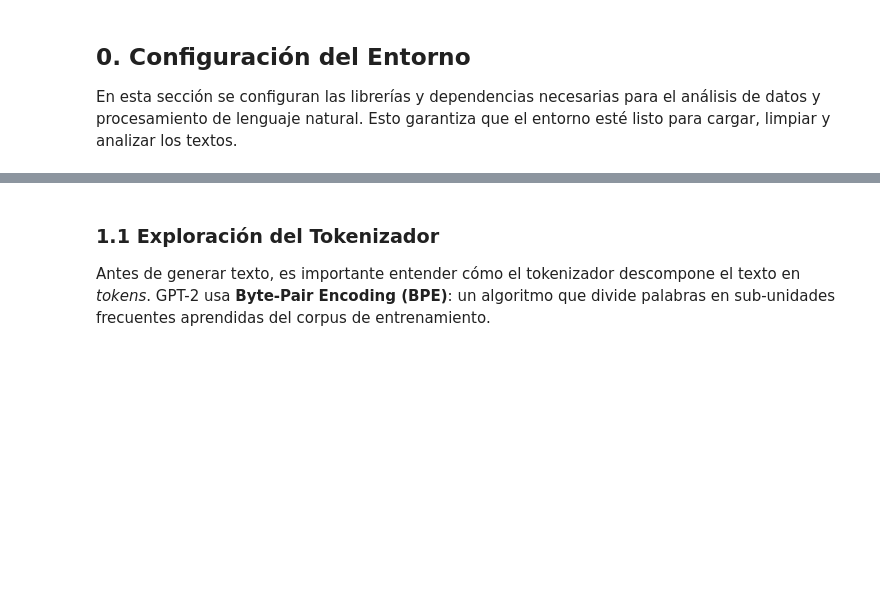
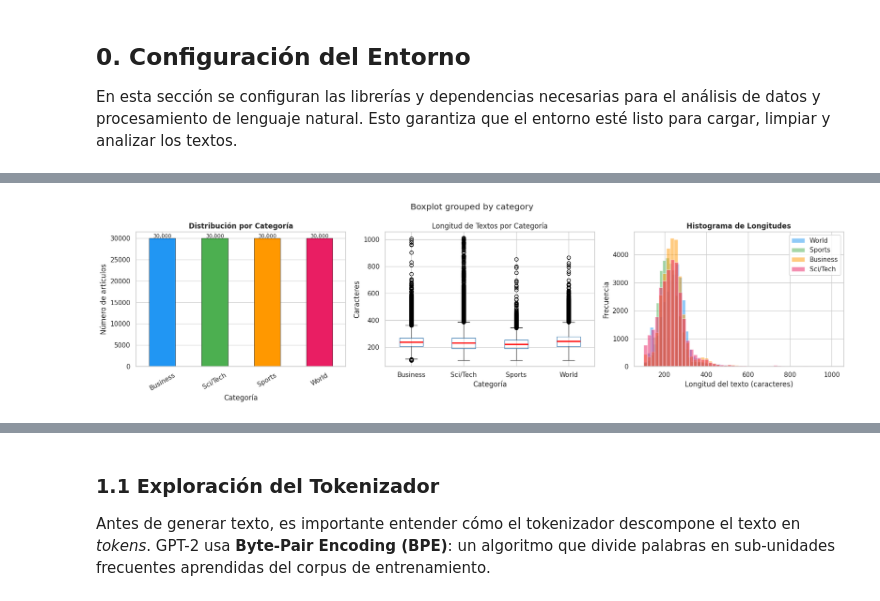
Before and after one commit to sebastianb92/nlp-labs, a Jupyter notebook: Session6/1-Chatbot-langchain.ipynb, the cells around one changed output, grey strips where cells are left out. Drawn from its saved outputs; the diff is of its cells as text; code cells hidden in the pictures; blank space fills up the shorter version.

```diff
--- a/Session6/1-Chatbot-langchain.ipynb
+++ b/Session6/1-Chatbot-langchain.ipynb
@@ -86,0 +151,14 @@ GPT2LMHeadModel(
+# %%
+# ============================================================
+# EXPLORACIÓN DE DATOS (EDA)
+# ============================================================
+print(f"\n Forma del dataset: {df_full.shape}")
+print(f"\n Columnas: {list(df_full.columns)}")
+print(f"\n Tipos de datos:")
+print(df_full.dtypes)
+
+print(f"\n Distribución por categoría:")
+dist = df_full['category'].value_counts()
+for cat, count in dist.items():
+    pct = count / len(df_full) * 100
+    print(f"  {cat:10s}: {count:,} artículos ({pct:.1f}%)")
@@ -86,0 +181,42 @@ GPT2LMHeadModel(
+# %%
+# ============================================================
+# VISUALIZACIONES EDA
+# ============================================================
+
+fig, axes = plt.subplots(1, 3, figsize=(18, 5))
+fig.suptitle('Exploración del Dataset AG News', fontsize=14, fontweight='bold')
+
+# --- Gráfico 1: Distribución de categorías ---
+colors = ['#2196F3', '#4CAF50', '#FF9800', '#E91E63']
+dist.plot(kind='bar', ax=axes[0], color=colors, edgecolor='black', linewidth=0.5)
+axes[0].set_title('Distribución por Categoría', fontweight='bold')
+axes[0].set_xlabel('Categoría')
+axes[0].set_ylabel('Número de artículos')
+axes[0].tick_params(axis='x', rotation=30)
+for i, v in enumerate(dist.values):
+    axes[0].text(i, v + 100, f'{v:,}', ha='center', fontsize=9)
+
+# --- Gráfico 2: Longitud de textos por categoría ---
+df_full['text_length'] = df_full['text'].apply(len)
+df_full.boxplot(column='text_length', by='category', ax=axes[1],
+                boxprops=dict(color='steelblue'),
+                medianprops=dict(color='red', linewidth=2))
+axes[1].set_title('Longitud de Textos por Categoría', fontweight='bold')
+axes[1].set_xlabel('Categoría')
+axes[1].set_ylabel('Caracteres')
+plt.sca(axes[1])
+plt.title('Longitud de Textos por Categoría')
+
+# --- Gráfico 3: Distribución de longitudes (histograma) ---
+for i, (cat, color) in enumerate(zip(label_map.values(), colors)):
+    subset = df_full[df_full['category'] == cat]['text_length']
+    axes[2].hist(subset, bins=50, alpha=0.5, label=cat, color=color)
+axes[2].set_title('Histograma de Longitudes', fontweight='bold')
+axes[2].set_xlabel('Longitud del texto (caracteres)')
+axes[2].set_ylabel('Frecuencia')
+axes[2].legend()
+
+plt.tight_layout()
+plt.show()
+# %% [output]
+[figure, added]
```
Also changed, not shown: parts of 28 cells of this notebook.
